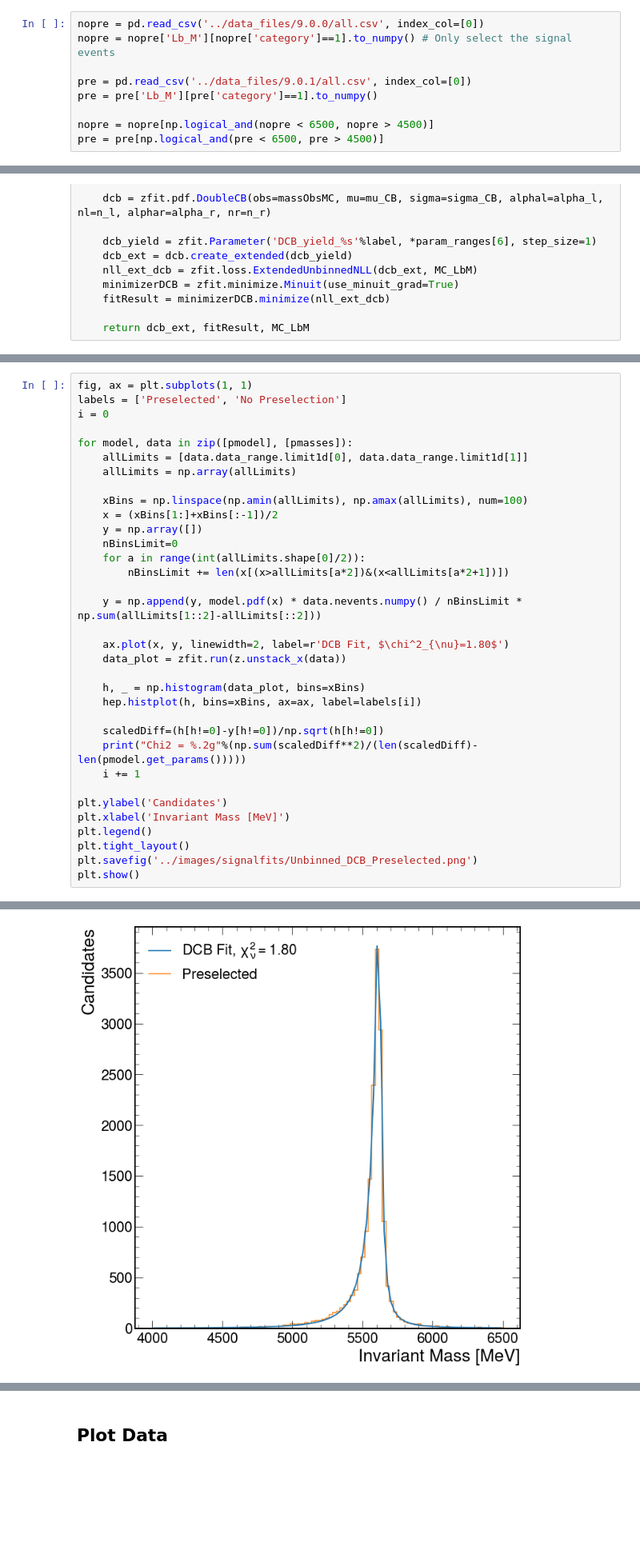
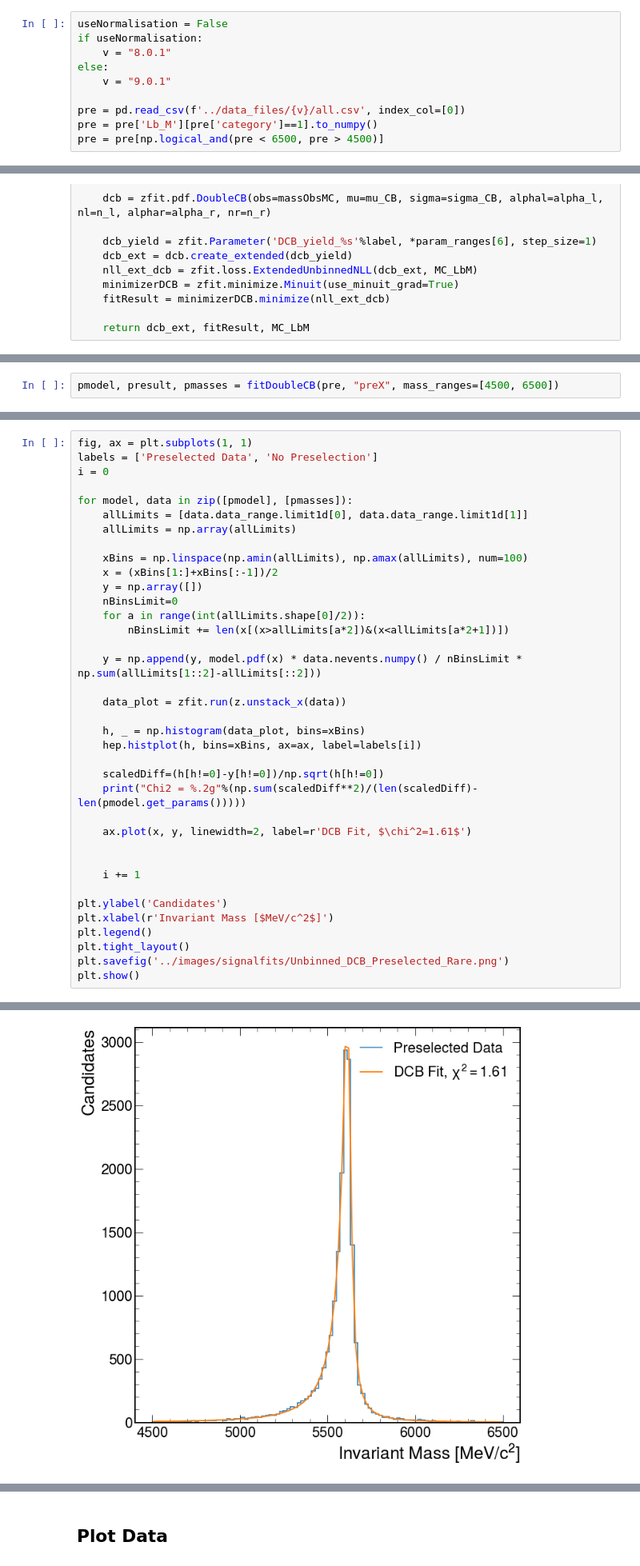
Before and after one commit to ChandlerKenworthy/Y4RareDecayProject, a Jupyter notebook: signal_fitting/doubleCBzfit.ipynb, the cells around one changed output, grey strips where cells are left out. Shown at 80% size. Drawn from its saved outputs; the diff is of its cells as text; blank space fills up the shorter version.

```diff
--- a/signal_fitting/doubleCBzfit.ipynb
+++ b/signal_fitting/doubleCBzfit.ipynb
@@ -12,13 +15,14 @@ plt.style.use([hep.style.ROOT, hep.style.firamath])
 # %% [markdown]
 # Load Data
 # %%
-nopre = pd.read_csv('../data_files/9.0.0/all.csv', index_col=[0])
-nopre = nopre['Lb_M'][nopre['category']==1].to_numpy() # Only select the signal events
+useNormalisation = False
+if useNormalisation:
+    v = "8.0.1"
+else:
+    v = "9.0.1"
 
-pre = pd.read_csv('../data_files/9.0.1/all.csv', index_col=[0])
+pre = pd.read_csv(f'../data_files/{v}/all.csv', index_col=[0])
 pre = pre['Lb_M'][pre['category']==1].to_numpy()
-
-nopre = nopre[np.logical_and(nopre < 6500, nopre > 4500)]
 pre = pre[np.logical_and(pre < 6500, pre > 4500)]
 # %% [markdown]
 # Plot Distributions
@@ -69 +61,3 @@ To enable them in other operations, rebuild TensorFlow with the appropriate comp
+# %%
+pmodel, presult, pmasses = fitDoubleCB(pre, "preX", mass_ranges=[4500, 6500])
 # %%
@@ -108,6 +94,6 @@ sigma_CB_pre     21.99  -   0.92   +   0.88       False
 # %%
 fig, ax = plt.subplots(1, 1)
-labels = ['Preselected', 'No Preselection']
+labels = ['Preselected Data', 'No Preselection']
 i = 0
 
 for model, data in zip([pmodel], [pmasses]):
@@ -123,7 +109,6 @@ for model, data in zip([pmodel], [pmasses]):
 
     y = np.append(y, model.pdf(x) * data.nevents.numpy() / nBinsLimit * np.sum(allLimits[1::2]-allLimits[::2]))
 
-    ax.plot(x, y, linewidth=2, label=r'DCB Fit, $\chi^2_{\nu}=1.80$')
     data_plot = zfit.run(z.unstack_x(data))
 
     h, _ = np.histogram(data_plot, bins=xBins)
@@ -131,12 +116,16 @@ for model, data in zip([pmodel], [pmasses]):
 
     scaledDiff=(h[h!=0]-y[h!=0])/np.sqrt(h[h!=0])
     print("Chi2 = %.2g"%(np.sum(scaledDiff**2)/(len(scaledDiff)-len(pmodel.get_params()))))
+
+    ax.plot(x, y, linewidth=2, label=r'DCB Fit, $\chi^2=1.61$')
+
+
     i += 1
 
 plt.ylabel('Candidates')
-plt.xlabel('Invariant Mass [MeV]')
+plt.xlabel(r'Invariant Mass [$MeV/c^2$]')
 plt.legend()
 plt.tight_layout()
-plt.savefig('../images/signalfits/Unbinned_DCB_Preselected.png')
+plt.savefig('../images/signalfits/Unbinned_DCB_Preselected_Rare.png')
 plt.show()
 # %% [output]
@@ -144,4 +133,4 @@ Chi2 = 1.8
-[figure, old version]
+[figure, new version]
 # %% [markdown]
 # Normalisation Mode
 ## Load Data
```
Also changed, not shown: parts of 7 cells of this notebook, 1 other file.
